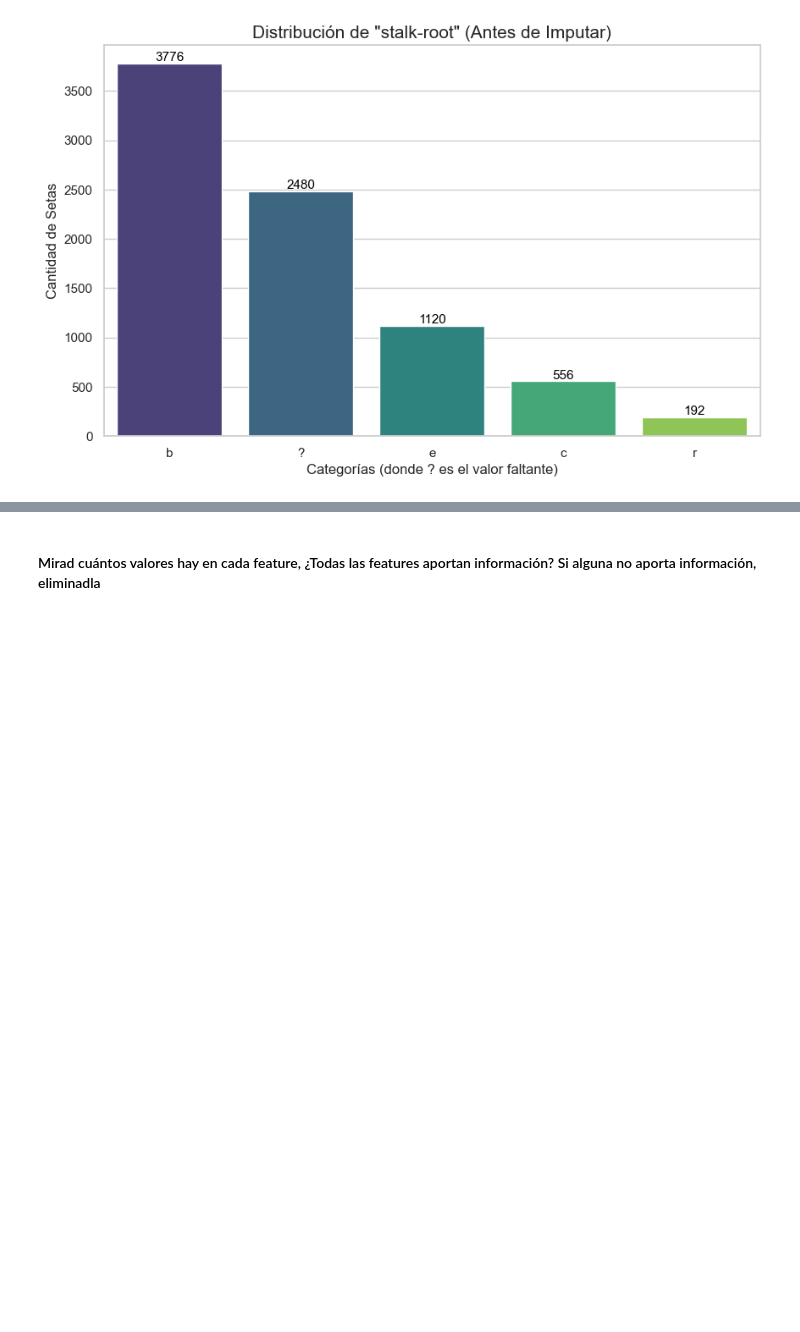
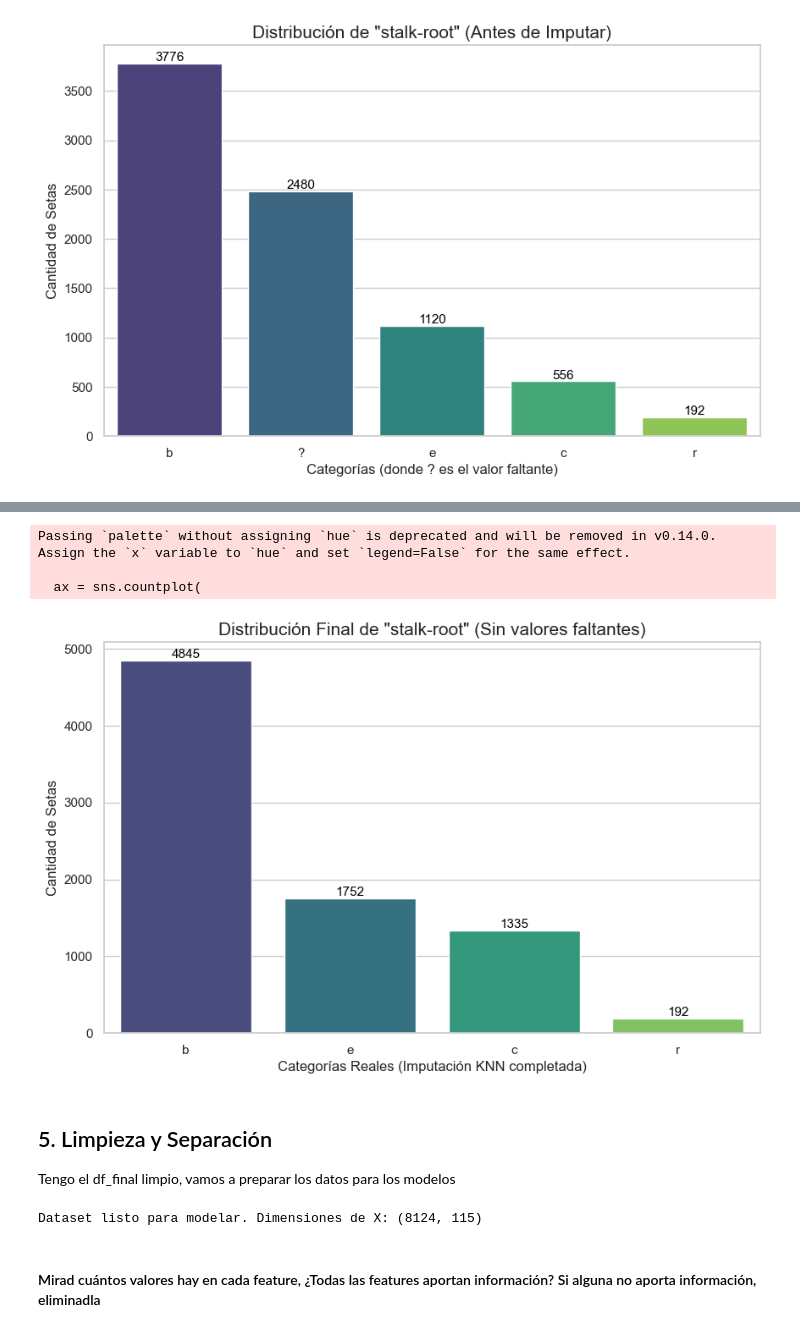
Before and after one commit to ThamirysKearney/DA-Project-Unsupervised-ML-Thami, a Jupyter notebook: notebooks/workshop_clustering_pca.ipynb, the cells around one changed output, grey strips where cells are left out. Saved outputs shown, nothing was run; the diff lists cells and outputs as text; code cells hidden in the pictures; blank space fills up the shorter version.

```diff
--- a/notebooks/workshop_clustering_pca.ipynb
+++ b/notebooks/workshop_clustering_pca.ipynb
@@ -497,3 +568,61 @@ Passing `palette` without assigning `hue` is deprecated and will be removed in v
+# %%
+#  Visualización del resultado final EXCLUYENDO la categoría '?'
+
+# 1. Definimos el tamaño de la gráfica
+plt.figure(figsize=(10, 6))
+
+# 2. Creamos el gráfico con df_final
+# CAMBIO CLAVE: Usamos df_final['stalk-root'].value_counts().index
+# Esto le dice a Seaborn que SOLO pinte las categorías que tienen datos ahora.
+ax = sns.countplot(
+    x='stalk-root',
+    data=df_final,
+    palette='viridis',
+    order=df_final['stalk-root'].value_counts().index
+)
+
+# 3. Títulos y etiquetas descriptivas
+plt.title('Distribución Final de "stalk-root" (Sin valores faltantes)', fontsize=15)
+plt.xlabel('Categorías Reales (Imputación KNN completada)', fontsize=12)
+plt.ylabel('Cantidad de Setas', fontsize=12)
+
+# 4. Etiquetas de valor sobre las barras
+for p in ax.patches:
+    ax.annotate(
+        f'{int(p.get_height())}',
+        (p.get_x() + p.get_width() / 2., p.get_height()),
+        ha='center',
+        va='center',
+        fontsize=11,
+        color='black',
+        xytext=(0, 5),
+        textcoords='offset points'
+    )
+
+# 5. Mostrar resultado
+plt.show()
+# %% [output]
+Passing `palette` without assigning `hue` is deprecated and will be removed in v0.14.0. Assign the `x` variable to `hue` and set `legend=False` for the same effect.
+
+  ax = sns.countplot(
+[figure, added]
+# %% [markdown]
+## 5. Limpieza y Separación
+Tengo el df_final limpio, vamos a preparar los datos para los modelos
+# %%
+# A. Eliminamos veil-type (vimos en el EDA que no aporta nada, siempre es 'p')
+df_final.drop(columns=['veil-type'], inplace=True)
+
+# B. Separamos X (preguntas/características) e y (respuesta/clase)
+y = df_final['class']
+X = df_final.drop(['class'], axis=1)
+
+# C. One-Hot Encoding: Convertimos todas las letras en columnas de 0 y 1
+X = pd.get_dummies(X)
+
+print(f"Dataset listo para modelar. Dimensiones de X: {X.shape}")
+# %% [output]
+Dataset listo para modelar. Dimensiones de X: (8124, 115)
 # %% [markdown]
 #### Mirad cuántos valores hay en cada feature, ¿Todas las features aportan información? Si alguna no aporta información, eliminadla
 # %%
```
Also changed, not shown: parts of 7 cells of this notebook.
